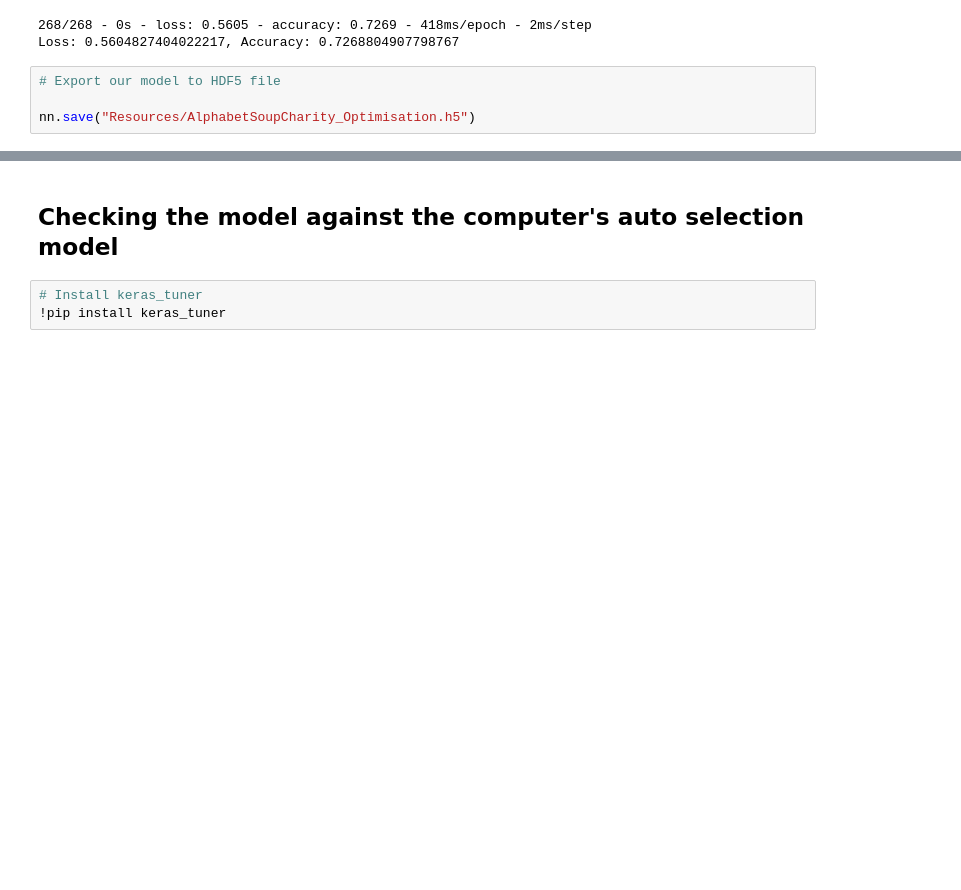
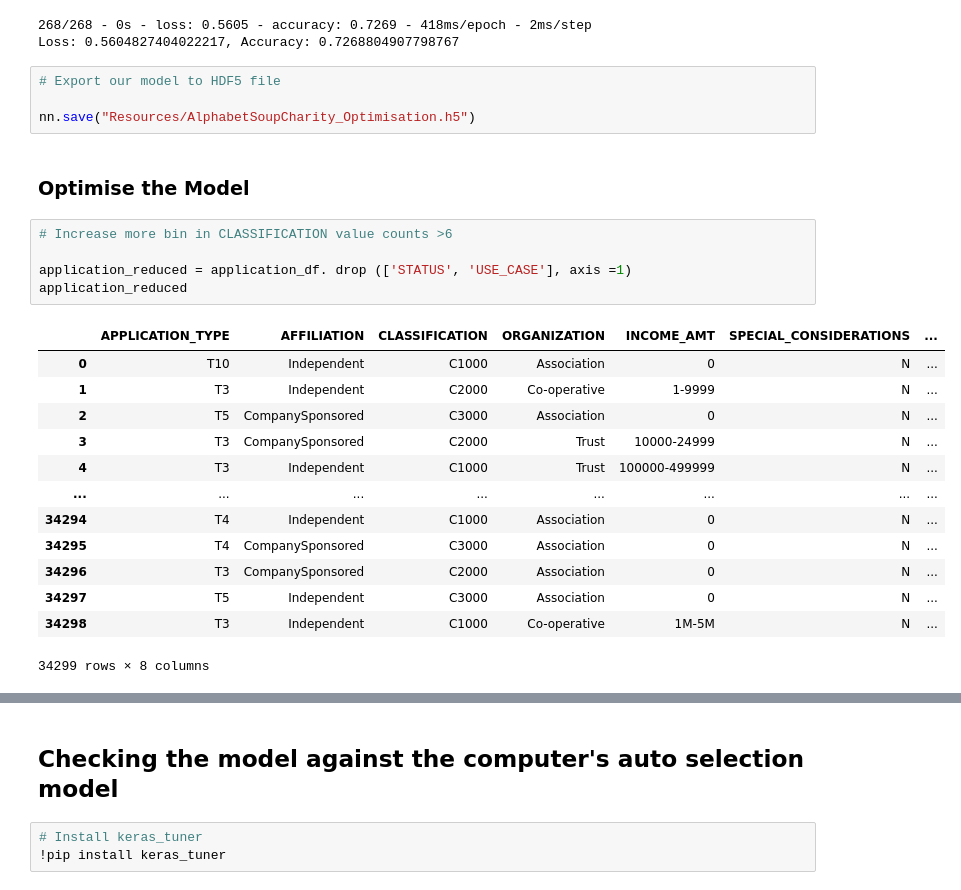
Before and after one commit to Alphaomegainfinity/deep-learning-Alphabet-Soup, a Jupyter notebook: Starter_Code.ipynb, the cells around one changed output, grey strips where cells are left out. Cells and saved outputs as stored; diff of their text form; blank space fills up the shorter version.

Commit message:
adding other models to attempt higher accuracy level

```diff
--- a/Starter_Code.ipynb
+++ b/Starter_Code.ipynb
@@ -286,3 +286,24 @@ Loss: 0.5604827404022217, Accuracy: 0.7268804907798767
 # Export our model to HDF5 file
 
 nn.save("Resources/AlphabetSoupCharity_Optimisation.h5")
+# %% [markdown]
+### Optimise the Model
+# %%
+# Increase more bin in CLASSIFICATION value counts >6
+
+application_reduced = application_df. drop (['STATUS', 'USE_CASE'], axis =1)
+application_reduced
+# %% [output]
+|  | APPLICATION_TYPE | AFFILIATION | CLASSIFICATION | ORGANIZATION | INCOME_AMT | SPECIAL_CONSIDERATIONS | ... |
+| 0 | T10 | Independent | C1000 | Association | 0 | N | ... |
+| 1 | T3 | Independent | C2000 | Co-operative | 1-9999 | N | ... |
+| 2 | T5 | CompanySponsored | C3000 | Association | 0 | N | ... |
+| 3 | T3 | CompanySponsored | C2000 | Trust | 10000-24999 | N | ... |
+| 4 | T3 | Independent | C1000 | Trust | 100000-499999 | N | ... |
+| ... | ... | ... | ... | ... | ... | ... | ... |
+| 34294 | T4 | Independent | C1000 | Association | 0 | N | ... |
+| 34295 | T4 | CompanySponsored | C3000 | Association | 0 | N | ... |
+| 34296 | T3 | CompanySponsored | C2000 | Association | 0 | N | ... |
+| 34297 | T5 | Independent | C3000 | Association | 0 | N | ... |
+| 34298 | T3 | Independent | C1000 | Co-operative | 1M-5M | N | ... |
+34299 rows × 8 columns
```
Also changed, not shown: parts of 17 cells of this notebook.
